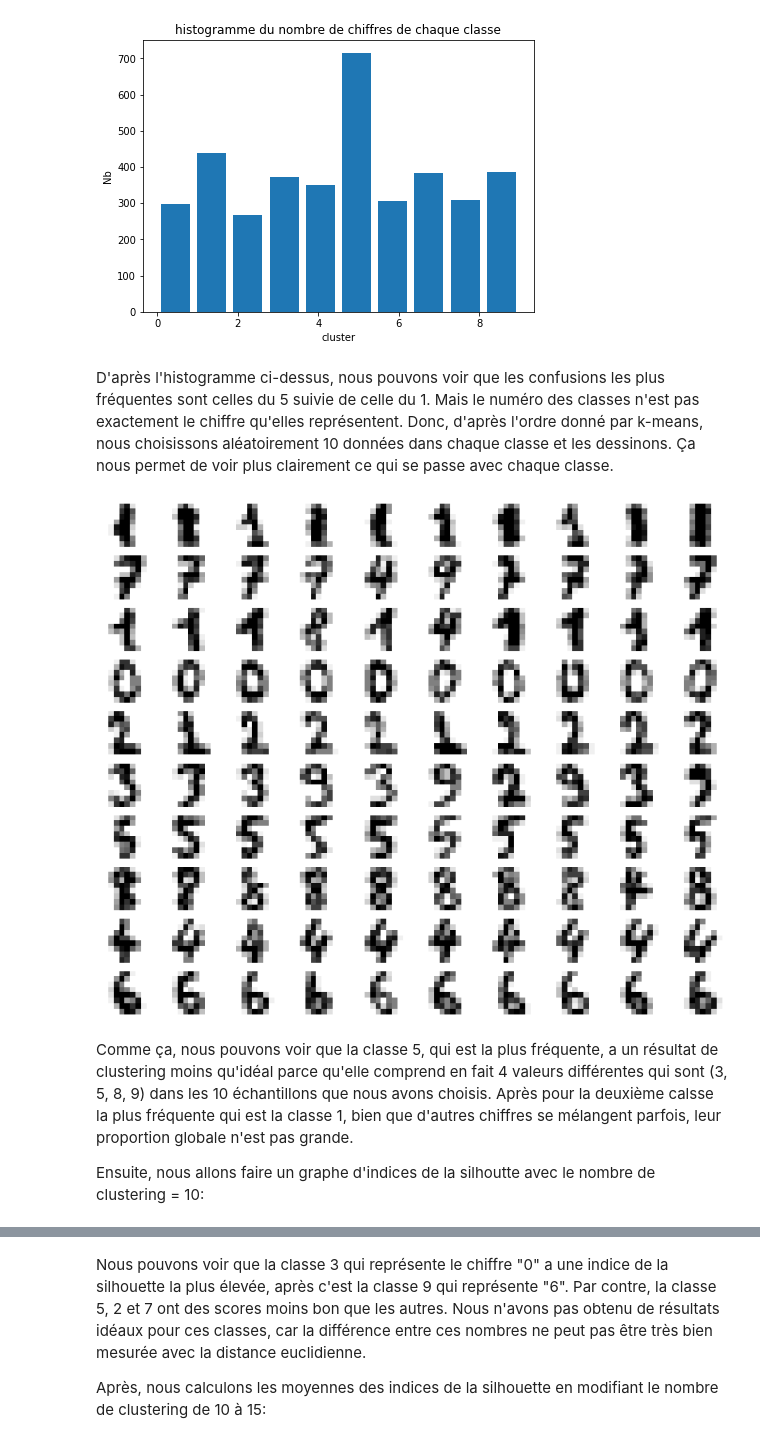
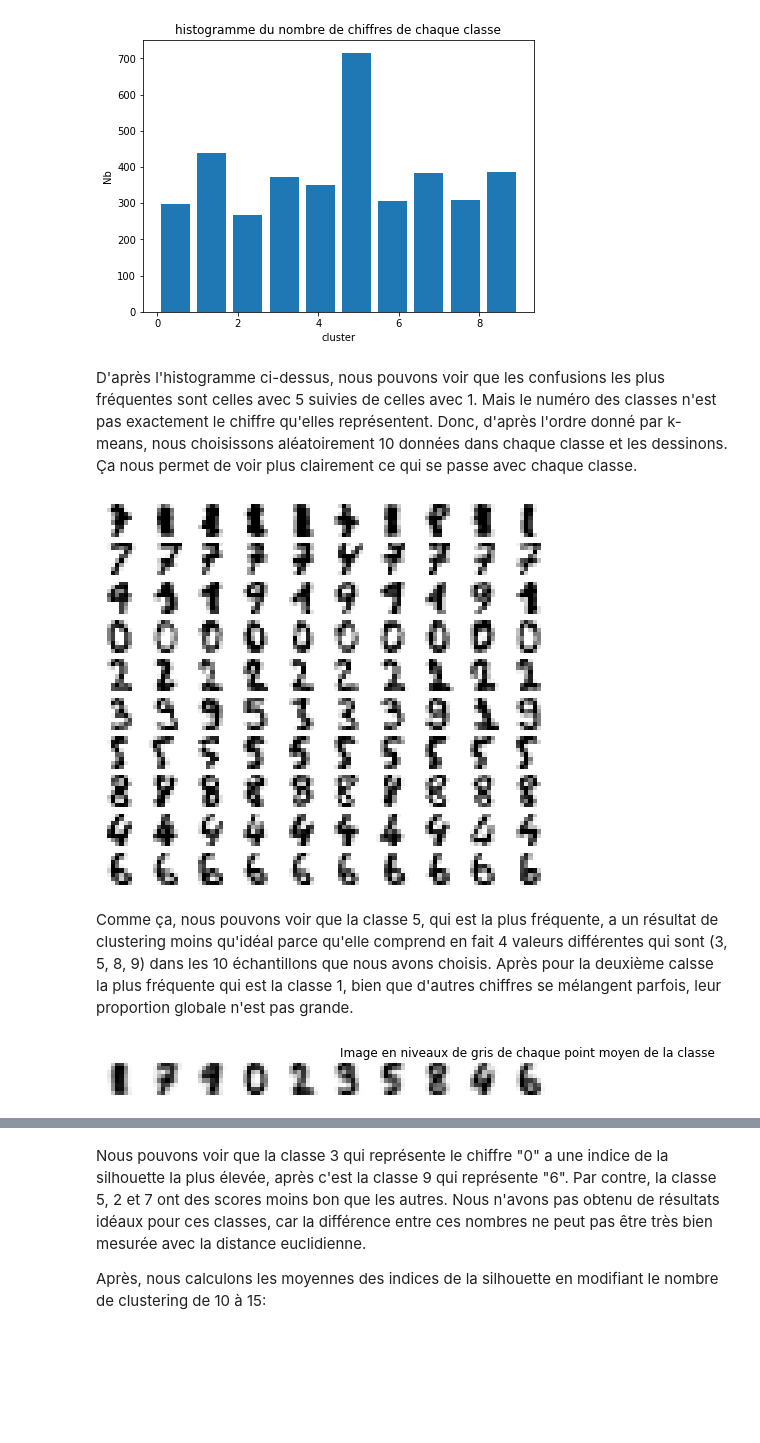
Before and after one commit to ZoeYou/prb-projet-tp-s4, a Jupyter notebook: projet/projet_prb.ipynb, the cells around one changed output, grey strips where cells are left out. Drawn from its saved outputs; the diff is of its cells as text; code cells hidden in the pictures; blank space fills up the shorter version.

```diff
--- a/projet/projet_prb.ipynb
+++ b/projet/projet_prb.ipynb
@@ -104,20 +112,31 @@ plt.show()
 # %% [output]
 [figure]
 # %% [markdown]
-D'après l'histogramme ci-dessus, nous pouvons voir que les confusions les plus fréquentes sont celles du 5 suivie de celle du 1. Mais le numéro des classes n'est pas exactement le chiffre qu'elles représentent. Donc, d'après l'ordre donné par k-means, nous choisissons aléatoirement 10 données dans chaque classe et les dessinons. Ça nous permet de voir plus clairement ce qui se passe avec chaque classe.
+D'après l'histogramme ci-dessus, nous pouvons voir que les confusions les plus fréquentes sont celles avec 5 suivies de celles avec 1. Mais le numéro des classes n'est pas exactement le chiffre qu'elles représentent. Donc, d'après l'ordre donné par k-means, nous choisissons aléatoirement 10 données dans chaque classe et les dessinons. Ça nous permet de voir plus clairement ce qui se passe avec chaque classe.
 # %%
-plt.rcParams['figure.figsize'] = (12, 10)
+plt.rcParams['figure.figsize'] = (8, 7)
 for c in range(KM_train.n_clusters):
     x=X[KM_train.labels_==c].sample(10,replace=False)
     for i in range(10):
         plt.subplot(10,10,c*10+i+1)
         d=x.iloc[i].to_numpy()
         d.shape=(8,8)
         plt.imshow(255-d,cmap='gray')
         plt.axis('off')
 # %% [output]
-[figure, old version]
+[figure, new version]
 # %% [markdown]
 Comme ça, nous pouvons voir que la classe 5, qui est la plus fréquente, a un résultat de clustering moins qu'idéal parce qu'elle comprend en fait 4 valeurs différentes qui sont (3, 5, 8, 9) dans les 10 échantillons que nous avons choisis. Après pour la deuxième calsse la plus fréquente qui est la classe 1, bien que d'autres chiffres se mélangent parfois, leur proportion globale n'est pas grande.
-
-Ensuite, nous allons faire un graphe d'indices de la silhoutte avec le nombre de clustering = 10:
+# %%
+# KM_train.cluster_centers_
+
+for i in range(KM_train.n_clusters):
+    plt.subplot(10,10,c*10+i+1)
+    d=KM_train.cluster_centers_[i]
+    d.shape=(8,8)
+    plt.imshow(255-d,cmap='gray')
+    plt.axis('off')
+plt.title('Image en niveaux de gris de chaque point moyen de la classe')
+plt.show()
+# %% [output]
+[figure, added]
```
Also changed, not shown: parts of 11 cells of this notebook, 1 other file.
